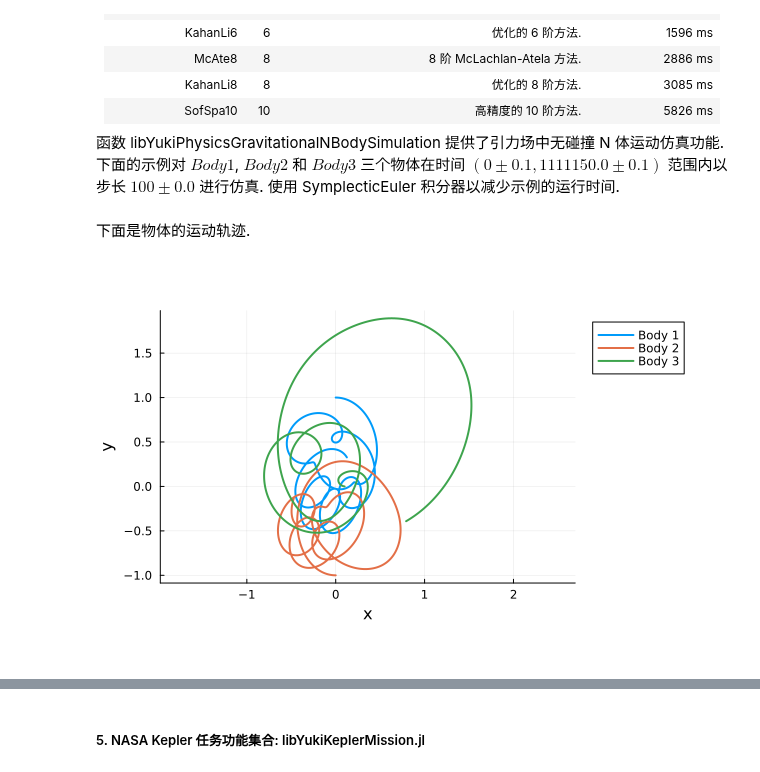
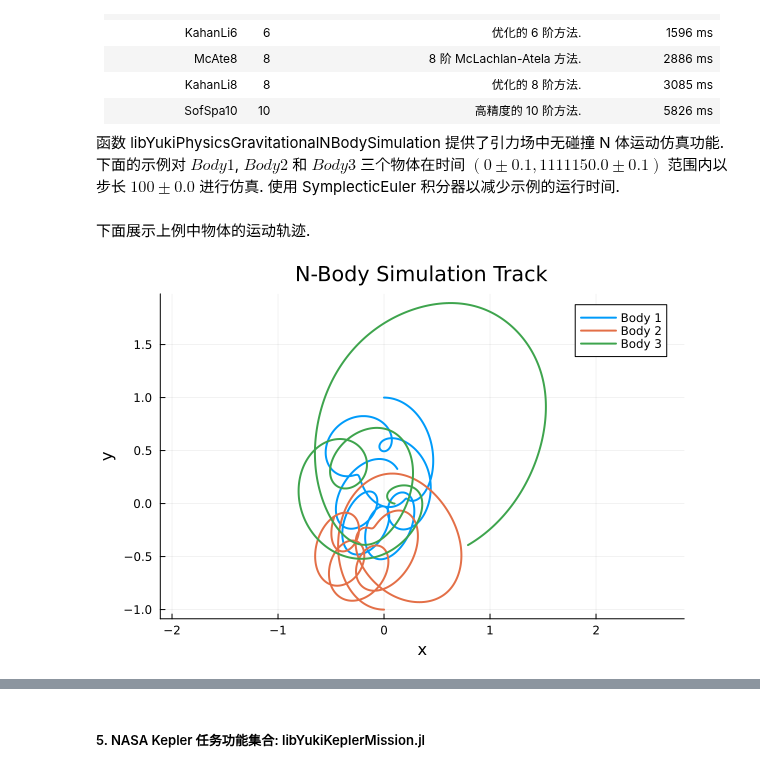
Before and after one commit to YukiNix/libYuki, a Jupyter notebook: exampleJulia.ipynb, the cells around one changed output, grey strips where cells are left out. Saved outputs shown, nothing was run; the diff lists cells and outputs as text; code cells hidden in the pictures.

```diff
--- a/exampleJulia.ipynb
+++ b/exampleJulia.ipynb
@@ -245,19 +426,40 @@ libYuki 使用 Julia 的 [DifferentialEquations](https://docs.sciml.ai/DiffEqDoc
 下面的示例对 $Body 1$, $Body 2$ 和 $Body 3$ 三个物体在时间 $(0 \pm 0.1, 1111150.0 \pm 0.1)$ 范围内以步长 $100 ± 0.0$ 进行仿真.
 使用 SymplecticEuler 积分器以减少示例的运行时间.
 # %%
-bodyA = libYukiPhysicsBody("Body 1", [0.0 ± 0., 1 ± 0.1, 0 ± 0.], [5.775e-6 ± 0., 0. ± 0.5, 0.0 ± 0.0], 2.0 ± 0.0, 0 ± 0., 0. ± 0.);
-bodyB = libYukiPhysicsBody("Body 2", [0.0 ± 0., -1 ± 0.2, 0 ± 0.], [-5.775e-6 ± 0., 0. ± 0.0, 0.0 ± 0.0], 2.0 ± 0.0, 0 ± 0., 0. ± 0.);
-bodyC = libYukiPhysicsBody("Body 3", [0.1 ± 0., 0.0 ± 0.2, 0 ± 0.], [0 ± 0., 0. ± 0.0, 0.0 ± 0.0], 1 ± 0.0, 0 ± 0., 0. ± 0.);
+bodyA = libYukiPhysicsBody("Body 1",
+	[0.0 ± 0., 1 ± 0.1, 0 ± 0.],
+	[5.775e-6 ± 0., 0. ± 0.5, 0.0 ± 0.0],
+	2.0 ± 0.0, 0 ± 0., 0. ± 0.);
+bodyB = libYukiPhysicsBody("Body 2",
+	[0.0 ± 0., -1 ± 0.2, 0 ± 0.],
+	[-5.775e-6 ± 0., 0. ± 0.0, 0.0 ± 0.0],
+	2.0 ± 0.0, 0 ± 0., 0. ± 0.);
+bodyC = libYukiPhysicsBody("Body 3",
+	[0.1 ± 0., 0.0 ± 0.2, 0 ± 0.],
+	[0 ± 0., 0. ± 0.0, 0.0 ± 0.0],
+	1 ± 0.0, 0 ± 0., 0. ± 0.);
+bodiesSimulation = [bodyA, bodyB, bodyC];
 
-times = libYukiPhysicsNBodySimulationGravitational(0 ± 0.1, 1111150.0 ± 0.1, 100 ± 0.0, [bodyA, bodyB, bodyC], SymplecticEuler(), libYukiConstantGravitationalConstant);
+times = libYukiPhysicsNBodySimulationGravitational(
+	0 ± 0.1, 1111150.0 ± 0.1, 100 ± 0.0,
+	bodiesSimulation,
+	SymplecticEuler(),
+	libYukiConstantGravitationalConstant);
 # %% [markdown]
-下面是物体的运动轨迹.
+下面展示上例中物体的运动轨迹.
 # %%
 steps = length(times)
 plot();
-for (index, body) in enumerate([bodyA, bodyB, bodyC])
-	plot!([Measurements.value(body.position[index][1]) for index in 1 : steps], [Measurements.value(body.position[index][2]) for index in 1 : steps], label="Body $index", lw=2);
+for (index, body) in enumerate(bodiesSimulation)
+	plot!(
+		[Measurements.value(body.position[index][1]) for index in 1 : steps],
+		[Measurements.value(body.position[index][2]) for index in 1 : steps],
+		label="Body $index", lw=2);
 end
-plot!(xlabel="x", ylabel="y", aspect_ratio=1, legend=:outertopright)
+plot!(
+	xlabel="x", ylabel="y",
+	aspect_ratio=1,
+	legend=:topright,
+	title = "N-Body Simulation Track")
 # %% [output]
-[figure, old version]
+[figure, new version]
```
Also changed, not shown: parts of 27 cells of this notebook, 7 other files.
